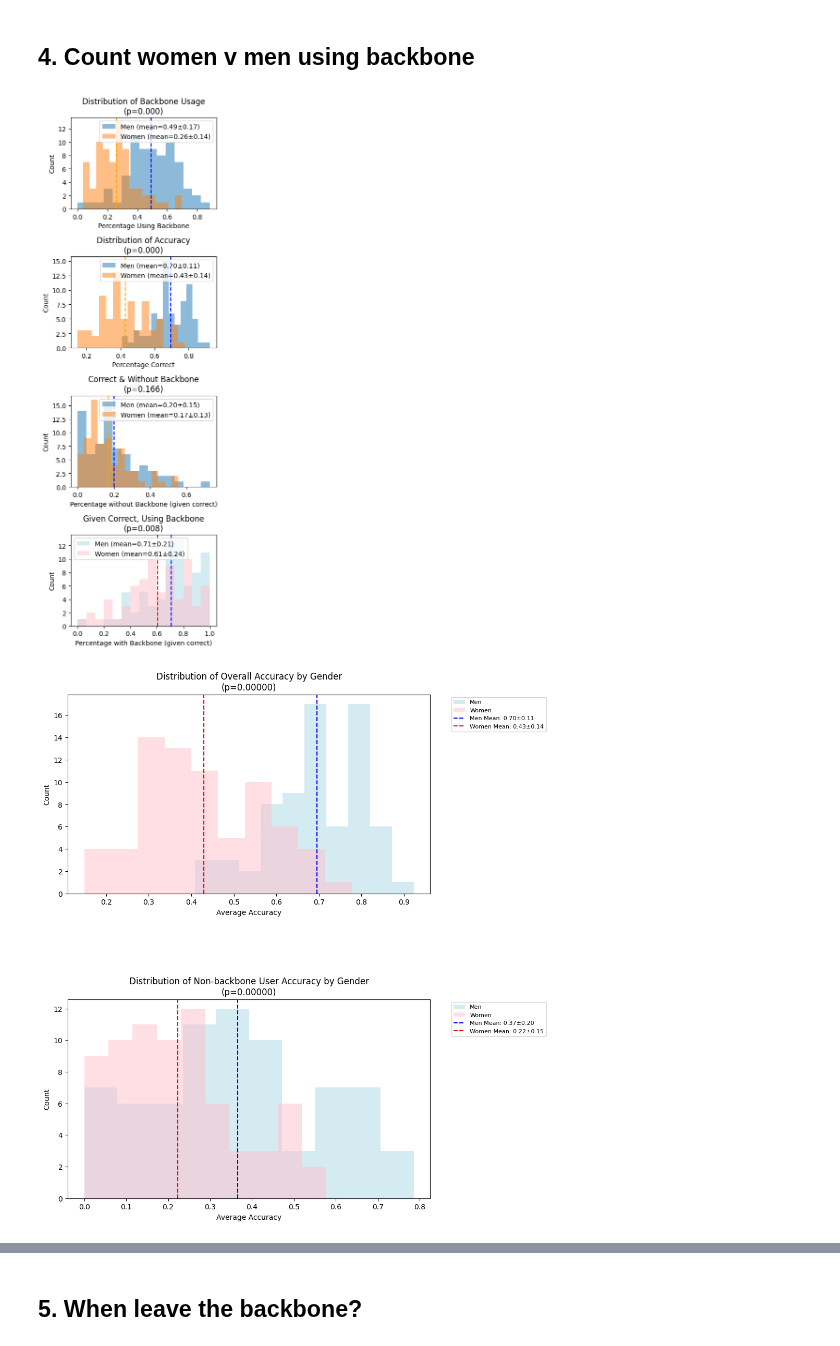
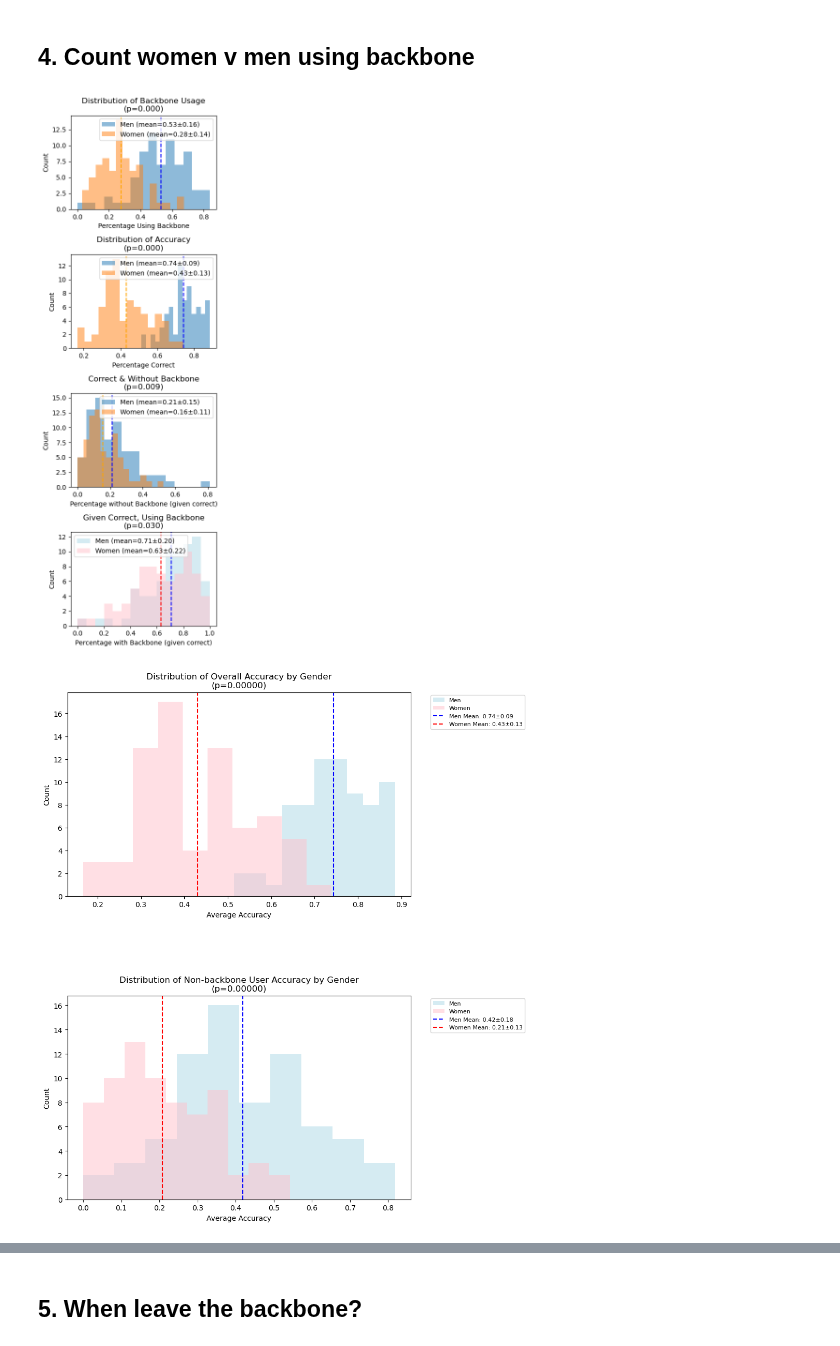
Before and after one commit to geometric-intelligence/mazedyn, a Jupyter notebook: mazedyn/4_backbone.ipynb, the cells around one changed output, grey strips where cells are left out. Saved outputs shown, nothing was run; the diff lists cells and outputs as text; code cells hidden in the pictures.

Commit message:
Remove old files, rerun plots formatted for pnas paper

```diff
--- a/mazedyn/4_backbone.ipynb
+++ b/mazedyn/4_backbone.ipynb
@@ -16,30 +17,34 @@ pd.options.mode.chained_assignment = None
 # %% [markdown]
 ## 2. Load data
 # %%
-df = pd.read_csv("data/MLINDIV_train_full.csv")
+test_df = load_test_df()
 
-# load test df
-test_df = df[df["eprocs"].str.contains("Test")]
+# df = pd.read_csv("data/MLINDIV_train_full.csv")
 
-test_df["subj_mean_acc"] = test_df.groupby("Subject")["accuracy"].transform("mean")
-test_df["path_mean_acc"] = test_df.groupby(["StartAt", "EndAt"])["accuracy"].transform("mean")
+# # load test df
+# test_df = df[df["eprocs"].str.contains("Test")]
 
-test_df['quartile'] = (
-    pd.qcut(test_df['subj_mean_acc'], 4, labels=[1, 2, 3, 4])
-)
+# test_df["subj_mean_acc"] = test_df.groupby("Subject")["accuracy"].transform("mean")
+# test_df["path_mean_acc"] = test_df.groupby(["StartAt", "EndAt"])["accuracy"].transform("mean")
 
-test_df["path_mean_acc_by_Q"] = test_df.groupby(["StartAt", "EndAt", "quartile"])["accuracy"].transform("mean")
-test_df["accuracy"] = test_df["accuracy"].astype(bool)
+# test_df['quartile'] = (
+#     pd.qcut(test_df['subj_mean_acc'], 4, labels=[1, 2, 3, 4])
+# )
 
-test_df["trajs"] = test_df["paths"].apply(generate_traj_from_path)
-test_df["traj_strs"] = test_df["trajs"].apply("".join)
+# test_df["path_mean_acc_by_Q"] = test_df.groupby(["StartAt", "EndAt", "quartile"])["accuracy"].transform("mean")
+# test_df["accuracy"] = test_df["accuracy"].astype(bool)
+
+# test_df["trajs"] = test_df["paths"].apply(generate_traj_from_path)
+# test_df["traj_strs"] = test_df["trajs"].apply("".join)
 
 
-subject_df = pd.read_csv("data/MLINDIV_subject_info.csv")
-subject_df["Subject"] = pd.to_numeric(subject_df["Spatial Neuro ID"], errors="coerce")
-subject_df = subject_df[~subject_df["Subject"].isna()]
+# subject_df = pd.read_csv("data/MLINDIV_subject_info.csv")
+# subject_df["Subject"] = pd.to_numeric(subject_df["Spatial Neuro ID"], errors="coerce")
+# subject_df = subject_df[~subject_df["Subject"].isna()]
 
-subject_df["is_man"] = (subject_df["Sex"] == "M")
+# subject_df["is_man"] = (subject_df["Sex"] == "M")
 
-merged_test_df = pd.merge(test_df, subject_df, on="Subject")
+# merged_test_df = pd.merge(test_df, subject_df, on="Subject")
+
+print(len(test_df["Subject"].unique()))
 # merged_df[["Sex", "Proportion Correct (new version)", "subject_mean_acc"]]
@@ -165,7 +172,7 @@ women_correct_no_backbone = []
 women_correct_with_backbone = []
 total_women = []
 
-for (start_node, end_node), group in merged_test_df.groupby(["StartAt", "EndAt"]):
+for (start_node, end_node), group in test_df.groupby(["StartAt", "EndAt"]):
     men_group = group[group["is_man"]]
     women_group = group[~group["is_man"]]
 
@@ -290,7 +297,7 @@ ax4.legend()
 plt.tight_layout()
 plt.show()
 # %% [output]
-[figure, old version]
+[figure, new version]
 # %%
 # Calculate accuracy for men and women not using backbone for each path
 men_non_backbone_accuracies = []
@@ -298,7 +305,7 @@ women_non_backbone_accuracies = []
 men_accuracies = []
 women_accuracies = []
 
-for (start_node, end_node), group in merged_test_df.groupby(["StartAt", "EndAt"]):
+for (start_node, end_node), group in test_df.groupby(["StartAt", "EndAt"]):
     backbone_path = flow_tree_dict[(start_node, end_node)]["backbone_path"][-1]
 
     # Get men's and women's data separately
@@ -347,33 +354,33 @@ nonbackbone_ttest = stats.ttest_ind(men_non_backbone_accuracies, women_non_backb
 
 # Plot overall accuracies
 ax1.hist(men_accuracies, bins=10, alpha=0.5, color='lightblue', label='Men')
 ax1.hist(women_accuracies, bins=10, alpha=0.5, color='pink', label='Women')
 ax1.set_title(f'Distribution of Overall Accuracy by Gender\n(p={overall_ttest.pvalue:.5f})')
 ax1.set_xlabel('Average Accuracy')
 ax1.set_ylabel('Count')
 
 # Add mean lines for overall accuracies
 ax1.axvline(men_mean, color='blue', linestyle='--', label=f'Men Mean: {men_mean:.2f}±{men_std:.2f}')
 ax1.axvline(women_mean, color='red', linestyle='--', label=f'Women Mean: {women_mean:.2f}±{women_std:.2f}')
 ax1.legend(bbox_to_anchor=(1.05, 1), loc='upper left', prop={'size': 8})
 
 # Plot non-backbone accuracies
 ax2.hist(men_non_backbone_accuracies, bins=10, alpha=0.5, color='lightblue', label='Men')
 ax2.hist(women_non_backbone_accuracies, bins=10, alpha=0.5, color='pink', label='Women')
 ax2.set_title(f'Distribution of Non-backbone User Accuracy by Gender\n(p={nonbackbone_ttest.pvalue:.5f})')
 ax2.set_xlabel('Average Accuracy')
 ax2.set_ylabel('Count')
 
 # Add mean lines for non-backbone accuracies
 ax2.axvline(men_mean_acc, color='blue', linestyle='--', label=f'Men Mean: {men_mean_acc:.2f}±{men_std_acc:.2f}')
 ax2.axvline(women_mean_acc, color='red', linestyle='--', label=f'Women Mean: {women_mean_acc:.2f}±{women_std_acc:.2f}')
 ax2.legend(bbox_to_anchor=(1.05, 1), loc='upper left', prop={'size': 8})
 
 plt.tight_layout()
 plt.gcf().set_size_inches(10, 12)  # Make figure larger
 plt.subplots_adjust(right=0.85)    # Adjust right margin to prevent legend cutoff
 plt.show()
 # %% [output]
-[figure, old version]
+[figure, new version]
 # %%
 # Calculate overall accuracy for men and women
```
Also changed, not shown: parts of 11 cells of this notebook, 7 other files.
